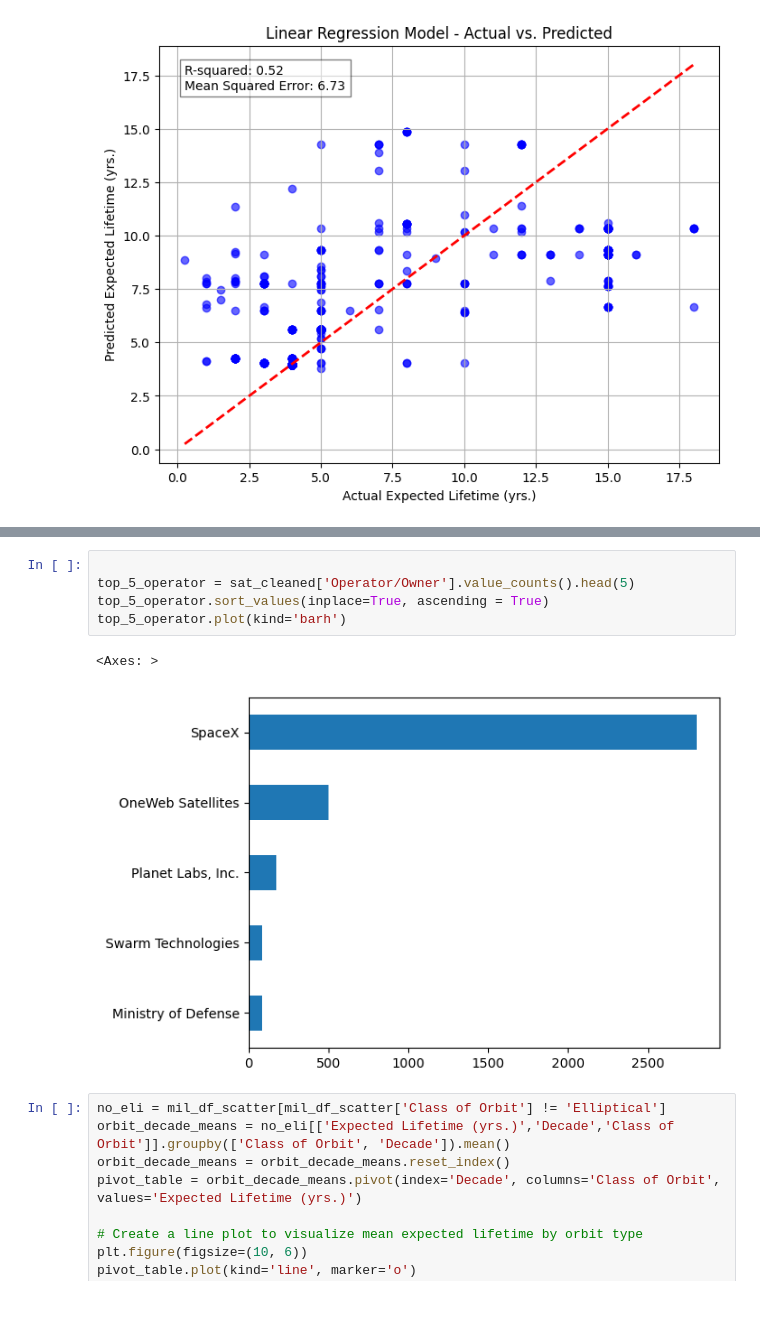
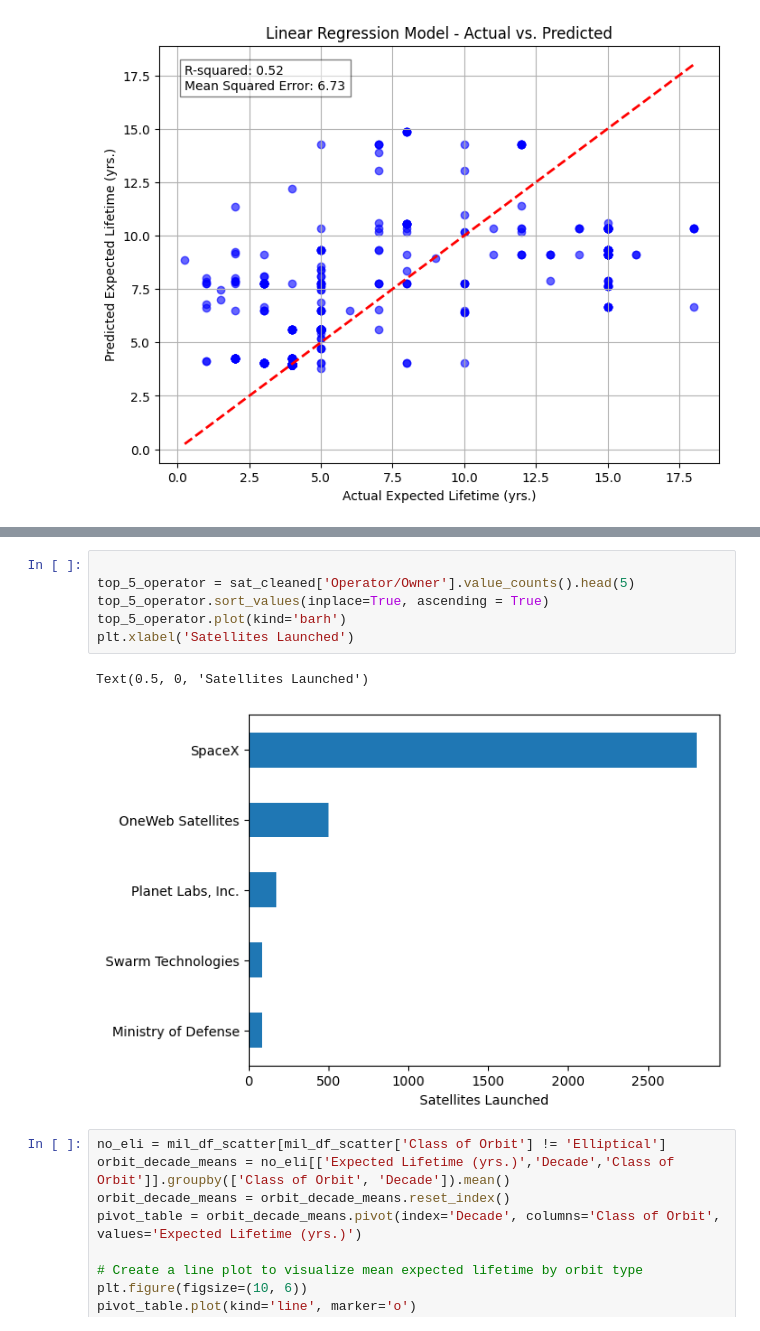
Before and after one commit to RobTheRobber/CO_Housing, a Jupyter notebook: exploration copy.ipynb, the cells around one changed output, grey strips where cells are left out. Saved outputs shown, nothing was run; the diff lists cells and outputs as text.

```diff
--- a/exploration copy.ipynb
+++ b/exploration copy.ipynb
@@ -738,11 +740,12 @@ Text(0.5, 1.0, 'Residuals vs. Predicted: Assessment of Model Fit')
 # %%
 
 top_5_operator = sat_cleaned['Operator/Owner'].value_counts().head(5)
 top_5_operator.sort_values(inplace=True, ascending = True)
 top_5_operator.plot(kind='barh')
+plt.xlabel('Satellites Launched')
 # %% [output]
-<Axes: >
+Text(0.5, 0, 'Satellites Launched')
-[figure, old version]
+[figure, new version]
 # %%
 no_eli = mil_df_scatter[mil_df_scatter['Class of Orbit'] != 'Elliptical']
 orbit_decade_means = no_eli[['Expected Lifetime (yrs.)','Decade','Class of Orbit']].groupby(['Class of Orbit', 'Decade']).mean()
```
Also changed, not shown: parts of 5 cells of this notebook, 1 other file.
